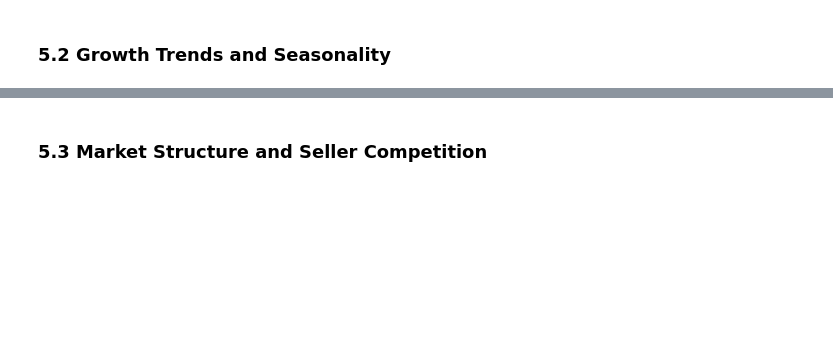
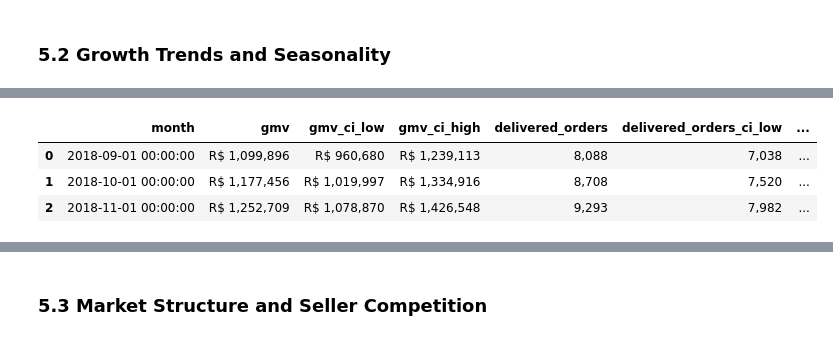
Before and after one commit to Observl/BigDataAnalysisPortfolio, a Jupyter notebook: Brazilian E-Commerce Analysis/Brazil EC.ipynb, the cells around one changed output, grey strips where cells are left out. Drawn from its saved outputs; the diff is of its cells as text; code cells hidden in the pictures; blank space fills up the shorter version.

```diff
--- a/Brazilian E-Commerce Analysis/Brazil EC.ipynb
+++ b/Brazilian E-Commerce Analysis/Brazil EC.ipynb
@@ -576,0 +721,93 @@ growth_figure.show()
+# %%
+# Forecast three months from the last complete observed month.
+from plotly.subplots import make_subplots
+from scipy.stats import t as student_t
+
+forecast_history = monthly_market.loc[
+    monthly_market["month"].between(pd.Timestamp("2017-01-01"), pd.Timestamp("2018-08-01"))
+].copy()
+expected_months = pd.date_range("2017-01-01", "2018-08-01", freq="MS")
+assert forecast_history["month"].tolist() == expected_months.tolist(), "Training months must be complete and consecutive."
+forecast_months = pd.date_range(
+    forecast_history["month"].max() + pd.offsets.MonthBegin(1), periods=3, freq="MS"
+)
+
+def monthly_design(months):
+    year = months.dt.year.to_numpy()
+    month = months.dt.month.to_numpy()
+    elapsed_months = (year - 2017) * 12 + (month - 1)
+    return np.column_stack([
+        np.ones(len(months)), elapsed_months,
+        np.sin(2 * np.pi * (month - 1) / 12),
+        np.cos(2 * np.pi * (month - 1) / 12),
+    ])
+
+history_design = monthly_design(forecast_history["month"])
+future_design = monthly_design(pd.Series(forecast_months))
+forecast_table = pd.DataFrame({"month": forecast_months})
+
+for target in ["gmv", "delivered_orders"]:
+    observed = forecast_history[target].to_numpy(dtype=float)
+    coefficients = np.linalg.lstsq(history_design, observed, rcond=None)[0]
+    fitted = history_design @ coefficients
+    residual_degrees = len(observed) - history_design.shape[1]
+    residual_variance = np.sum((observed - fitted) ** 2) / residual_degrees
+    inverse_information = np.linalg.pinv(history_design.T @ history_design)
+    expected_values = future_design @ coefficients
+    mean_standard_error = np.sqrt(
+        residual_variance * np.einsum("ij,jk,ik->i", future_design, inverse_information, future_design)
+    )
+    confidence_margin = student_t.ppf(0.975, residual_degrees) * mean_standard_error
+    forecast_table[target] = expected_values
+    forecast_table[f"{target}_ci_low"] = expected_values - confidence_margin
+    forecast_table[f"{target}_ci_high"] = expected_values + confidence_margin
+
+forecast_figure = make_subplots(
+    rows=2, cols=1, shared_xaxes=True, vertical_spacing=0.12,
+    subplot_titles=("GMV", "Delivered Orders"),
+)
+for row, target, color, fill_color in [
+    (1, "gmv", "#2563EB", "rgba(37,99,235,0.17)"),
+    (2, "delivered_orders", "#059669", "rgba(5,150,105,0.17)"),
+]:
+    forecast_figure.add_trace(go.Scatter(
+        x=forecast_history["month"], y=forecast_history[target],
+        mode="lines+markers", name=f"Observed {target.replace('_', ' ').title()}",
+        line={"color": color, "width": 2.5},
+    ), row=row, col=1)
+    forecast_figure.add_trace(go.Scatter(
+        x=forecast_months, y=forecast_table[f"{target}_ci_low"],
+        mode="lines", line={"color": color, "width": 0}, showlegend=False, hoverinfo="skip",
+    ), row=row, col=1)
+    forecast_figure.add_trace(go.Scatter(
+        x=forecast_months, y=forecast_table[f"{target}_ci_high"],
+        mode="lines", line={"color": color, "width": 0}, fill="tonexty",
+        fillcolor=fill_color, name="95% Mean CI" if row == 1 else None,
+        showlegend=row == 1, hoverinfo="skip",
+    ), row=row, col=1)
+    forecast_figure.add_trace(go.Scatter(
+        x=[forecast_history["month"].iloc[-1], *forecast_months],
+        y=[forecast_history[target].iloc[-1], *forecast_table[target].tolist()],
+        mode="lines+markers", name=f"Forecast {target.replace('_', ' ').title()}",
+        line={"color": color, "width": 3, "dash": "dash"},
+        marker={"symbol": "diamond", "size": 8},
+    ), row=row, col=1)
+forecast_figure.update_yaxes(title_text="GMV (R$)", row=1, col=1)
+forecast_figure.update_yaxes(title_text="Orders", row=2, col=1)
+forecast_figure.update_xaxes(title_text="Month", row=2, col=1)
+forecast_figure.update_layout(
+    title="Three-Month Historical Forecast from August 2018",
+    template="plotly_white", height=760,
+    legend={"orientation": "h", "y": 1.08}, margin={"l": 75, "r": 35, "t": 110, "b": 65},
+)
+forecast_figure.show()
+display(forecast_table.style.format({
+    "gmv": "R$ {:,.0f}", "gmv_ci_low": "R$ {:,.0f}", "gmv_ci_high": "R$ {:,.0f}",
+    "delivered_orders": "{:,.0f}", "delivered_orders_ci_low": "{:,.0f}",
+    "delivered_orders_ci_high": "{:,.0f}",
+}))
+# %% [output]
+|  | month | gmv | gmv_ci_low | gmv_ci_high | delivered_orders | delivered_orders_ci_low | ... |
+| 0 | 2018-09-01 00:00:00 | R$ 1,099,896 | R$ 960,680 | R$ 1,239,113 | 8,088 | 7,038 | ... |
+| 1 | 2018-10-01 00:00:00 | R$ 1,177,456 | R$ 1,019,997 | R$ 1,334,916 | 8,708 | 7,520 | ... |
+| 2 | 2018-11-01 00:00:00 | R$ 1,252,709 | R$ 1,078,870 | R$ 1,426,548 | 9,293 | 7,982 | ... |
```
Also changed, not shown: parts of 56 cells of this notebook, 49 other files.
